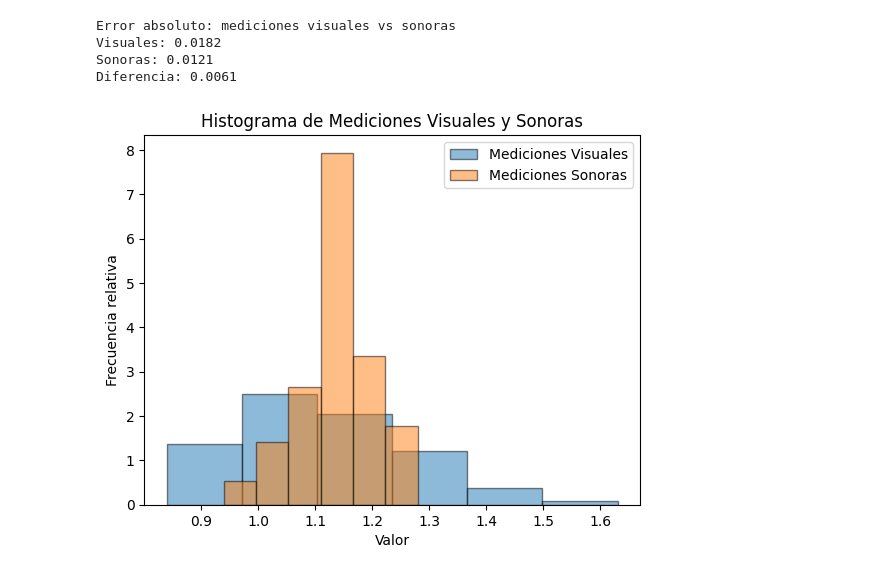
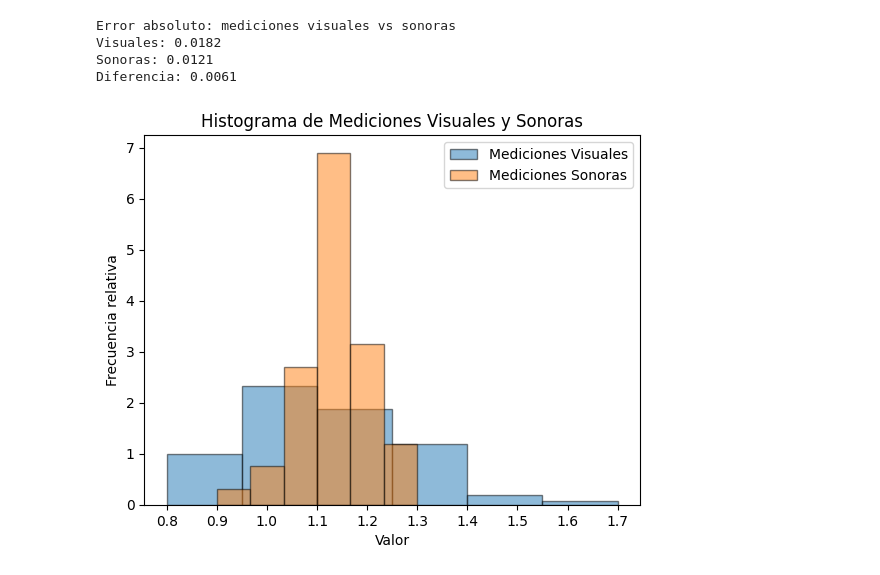
Before and after one commit to LecJackS/Mecanica-y-Termodinamica-2024-1C, a Jupyter notebook: Laboratorios/Labo01/Labo01.ipynb, the cells around one changed output. Drawn from its saved outputs; the diff is of its cells as text; code cells hidden in the pictures.

Commit message:
Updated last histogram

```diff
--- a/Laboratorios/Labo01/Labo01.ipynb
+++ b/Laboratorios/Labo01/Labo01.ipynb
@@ -230,18 +230,40 @@ Diferencia: 0.0061
 # %%
 s = obtener_estadisticas(data_vis)
 bin_width = 3.49 * s["desviacion"] / np.power(s["N"], 1/3)
 bin_count = int(s["rango"] / bin_width)
-plt.hist(data_vis['tiempo'], bins=bin_count, edgecolor='black', alpha=0.5, label='Mediciones Visuales', density=True)
+# Calcular los limites de los bins redondeando al decimal mas cercano
+bin_width = round(bin_width, 1)
+bin_start = round(data_vis.min().item() - 0.5 * bin_width, 1)
+bin_end = round(data_vis.max().item() + 0.5 * bin_width, 1)
+
+# Posiciones de cada uno de los limites de los bins
+bins = np.linspace(bin_start, bin_end, bin_count + 1)
+
+plt.hist(data_vis['tiempo'], bins=bins, edgecolor='black', alpha=0.5, label='Mediciones Visuales', density=True)
 
 s = obtener_estadisticas(data_son)
 bin_width = 3.49 * s["desviacion"] / np.power(s["N"], 1/3)
 bin_count = int(s["rango"] / bin_width)
-plt.hist(data_son['tiempo'], bins=bin_count, edgecolor='black', alpha=0.5, label='Mediciones Sonoras', density=True)
+#bin_count = int(s["rango"] / bin_width)
+#plt.hist(data_son['tiempo'], bins=bin_count, edgecolor='black', alpha=0.5, label='Mediciones Sonoras', density=True)
+# Numero de bins
+
+# Calcular los limites de los bins redondeando al decimal mas cercano
+bin_width = round(bin_width, 1)
+bin_start = round(data_son.min().item() - 0.5 * bin_width, 1)
+bin_end = round(data_son.max().item() + 0.5 * bin_width, 1)
+
+# Posiciones de cada uno de los limites de los bins
+bins = np.linspace(bin_start, bin_end, bin_count + 1)
+plt.hist(data_son['tiempo'], bins=bins, edgecolor='black', alpha=0.5, label='Mediciones Sonoras', density=True)
+
+
+plt.xticks(np.arange(0.8, 1.8, 0.1))
 
 plt.xlabel('Valor')
 plt.ylabel('Frecuencia relativa')
 plt.title('Histograma de Mediciones Visuales y Sonoras')
 plt.legend()
 plt.show()
 # %% [output]
-[figure, old version]
+[figure, new version]
```
